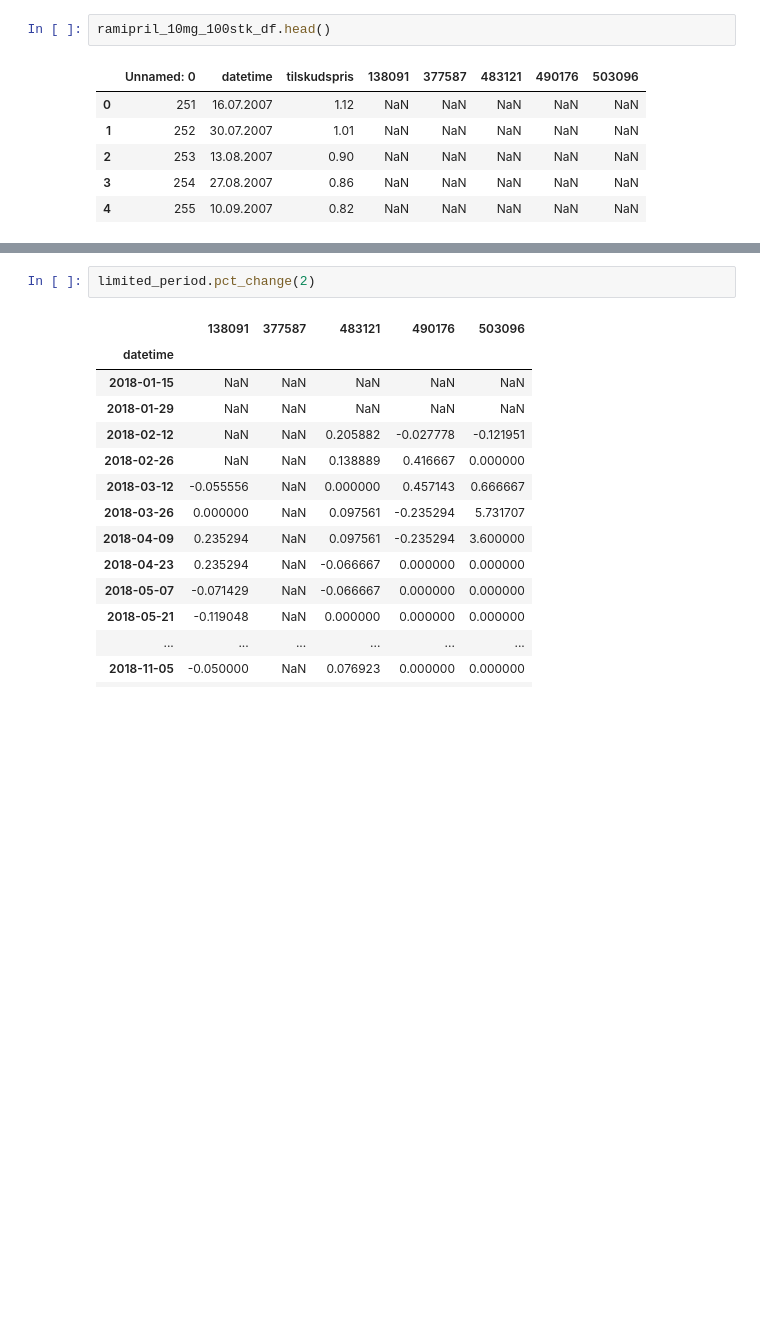
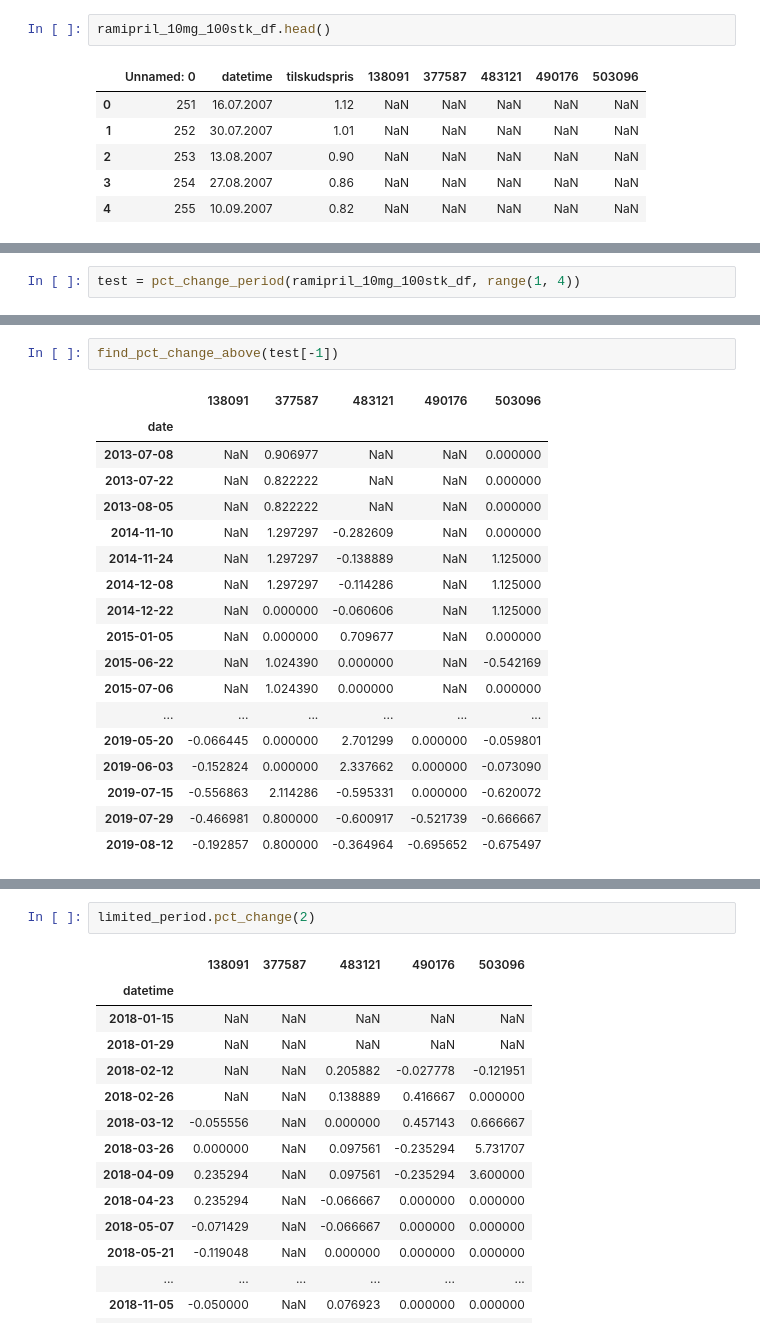
Before and after one commit to blackplague/sds2019, a Jupyter notebook: exam/sds2019_exam_analyzer.ipynb, the cells around one changed output, grey strips where cells are left out. Cells and saved outputs as stored; diff of their text form; blank space fills up the shorter version.

```diff
--- a/exam/sds2019_exam_analyzer.ipynb
+++ b/exam/sds2019_exam_analyzer.ipynb
@@ -104,0 +200,2 @@ limited_period.head()
+# %%
+test = pct_change_period(ramipril_10mg_100stk_df, range(1, 4))
@@ -104,0 +233,21 @@ limited_period.head()
+# %%
+find_pct_change_above(test[-1])
+# %% [output]
+|  | 138091 | 377587 | 483121 | 490176 | 503096 |
+| date |  |  |  |  |  |
+| 2013-07-08 | NaN | 0.906977 | NaN | NaN | 0.000000 |
+| 2013-07-22 | NaN | 0.822222 | NaN | NaN | 0.000000 |
+| 2013-08-05 | NaN | 0.822222 | NaN | NaN | 0.000000 |
+| 2014-11-10 | NaN | 1.297297 | -0.282609 | NaN | 0.000000 |
+| 2014-11-24 | NaN | 1.297297 | -0.138889 | NaN | 1.125000 |
+| 2014-12-08 | NaN | 1.297297 | -0.114286 | NaN | 1.125000 |
+| 2014-12-22 | NaN | 0.000000 | -0.060606 | NaN | 1.125000 |
+| 2015-01-05 | NaN | 0.000000 | 0.709677 | NaN | 0.000000 |
+| 2015-06-22 | NaN | 1.024390 | 0.000000 | NaN | -0.542169 |
+| 2015-07-06 | NaN | 1.024390 | 0.000000 | NaN | 0.000000 |
+| ... | ... | ... | ... | ... | ... |
+| 2019-05-20 | -0.066445 | 0.000000 | 2.701299 | 0.000000 | -0.059801 |
+| 2019-06-03 | -0.152824 | 0.000000 | 2.337662 | 0.000000 | -0.073090 |
+| 2019-07-15 | -0.556863 | 2.114286 | -0.595331 | 0.000000 | -0.620072 |
+| 2019-07-29 | -0.466981 | 0.800000 | -0.600917 | -0.521739 | -0.666667 |
+| 2019-08-12 | -0.192857 | 0.800000 | -0.364964 | -0.695652 | -0.675497 |
```
Also changed, not shown: parts of 47 cells of this notebook.
